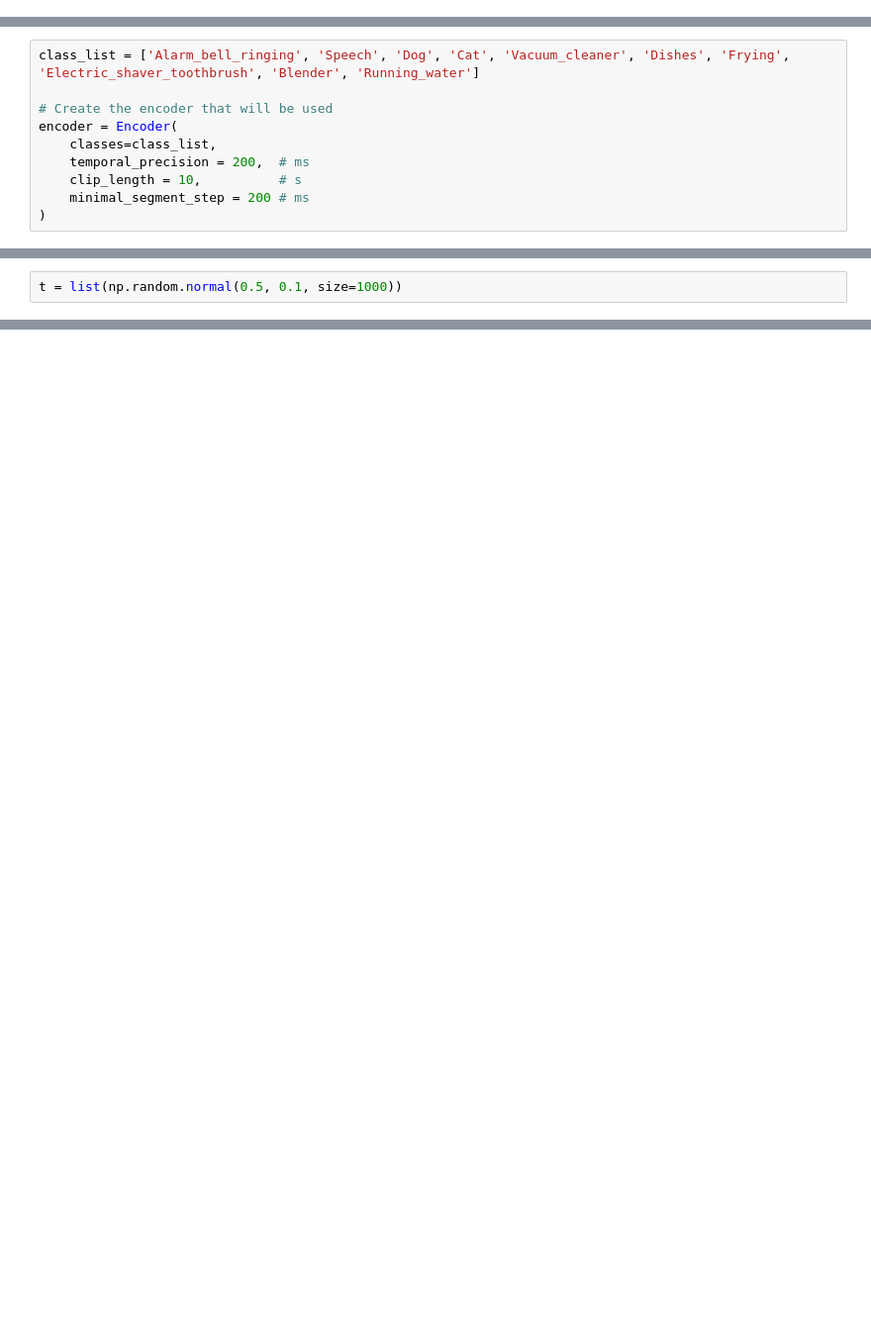
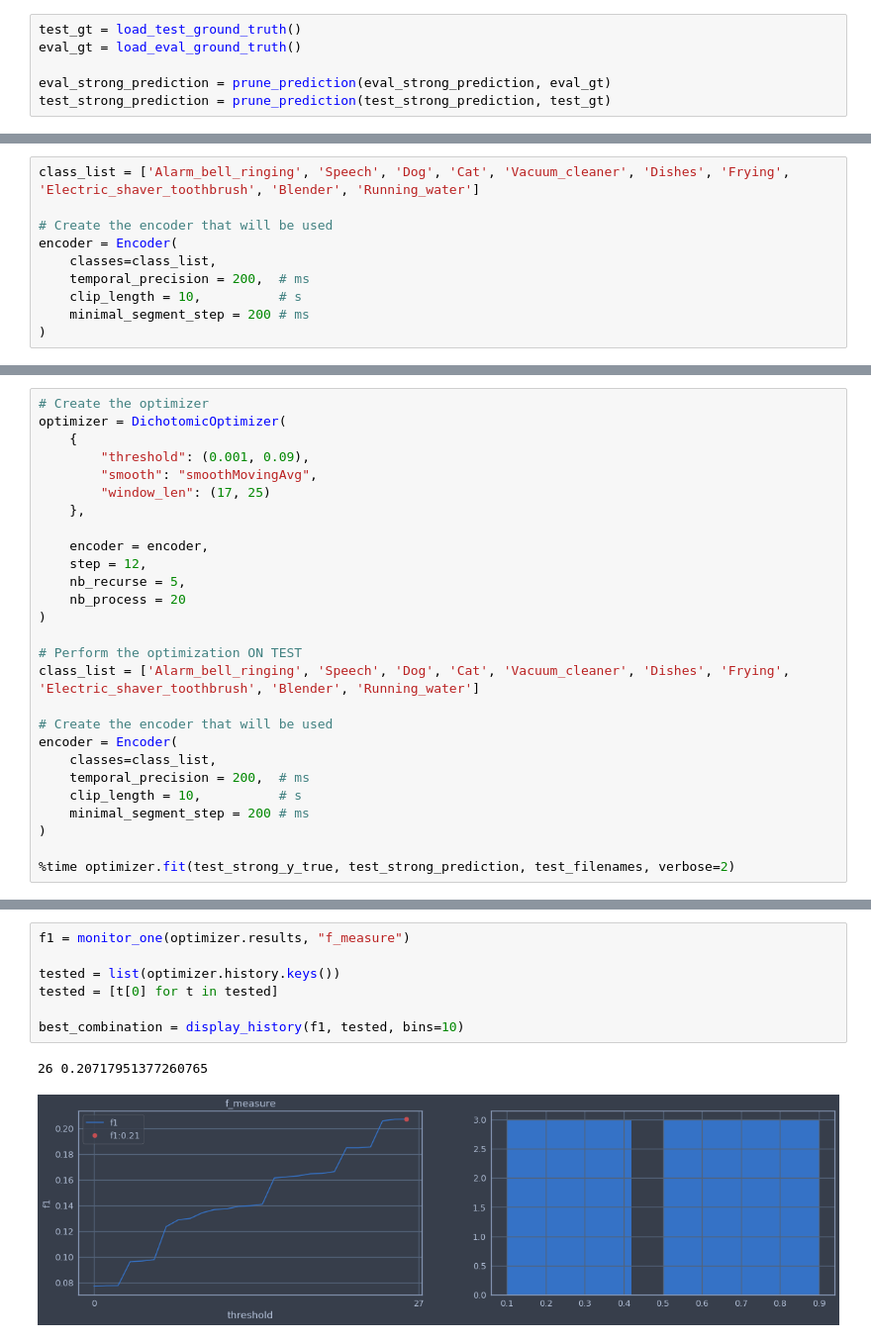
Before and after one commit to aeseg/aeseg, a Jupyter notebook: exemple.ipynb, the cells around one changed output, grey strips where cells are left out. Shown at 99% size. Saved outputs shown, nothing was run; the diff lists cells and outputs as text; blank space fills up the shorter version.

```diff
--- a/exemple.ipynb
+++ b/exemple.ipynb
@@ -108,0 +164,6 @@ strong_prediction.shape
+# %%
+test_gt = load_test_ground_truth()
+eval_gt = load_eval_ground_truth()
+
+eval_strong_prediction = prune_prediction(eval_strong_prediction, eval_gt)
+test_strong_prediction = prune_prediction(test_strong_prediction, test_gt)
@@ -126,2 +296,0 @@ encoder = Encoder(
-# %%
-t = list(np.random.normal(0.5, 0.1, size=1000))
@@ -348,0 +557,27 @@ display_history(f1)
+# %%
+# Create the optimizer
+optimizer = DichotomicOptimizer(
+    {
+        "threshold": (0.001, 0.09),
+        "smooth": "smoothMovingAvg",
+        "window_len": (17, 25)
+    },
+
+    encoder = encoder,
+    step = 12,
+    nb_recurse = 5,
+    nb_process = 20
+)
+
+# Perform the optimization ON TEST
+class_list = ['Alarm_bell_ringing', 'Speech', 'Dog', 'Cat', 'Vacuum_cleaner', 'Dishes', 'Frying', 'Electric_shaver_toothbrush', 'Blender', 'Running_water']
+
+# Create the encoder that will be used
+encoder = Encoder(
+    classes=class_list,
+    temporal_precision = 200,  # ms
+    clip_length = 10,          # s
+    minimal_segment_step = 200 # ms
+)
+
+%time optimizer.fit(test_strong_y_true, test_strong_prediction, test_filenames, verbose=2)
@@ -348,0 +622,10 @@ display_history(f1)
+# %%
+f1 = monitor_one(optimizer.results, "f_measure")
+
+tested = list(optimizer.history.keys())
+tested = [t[0] for t in tested]
+
+best_combination = display_history(f1, tested, bins=10)
+# %% [output]
+26 0.20717951377260765
+[figure, added]
```
Also changed, not shown: parts of 62 cells of this notebook, 7 other files.
